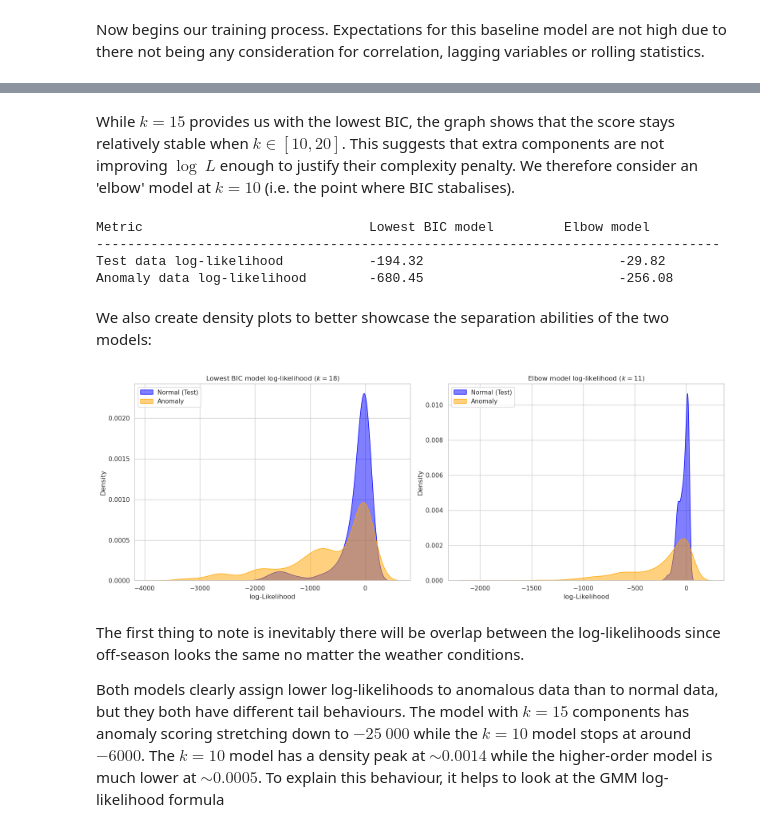
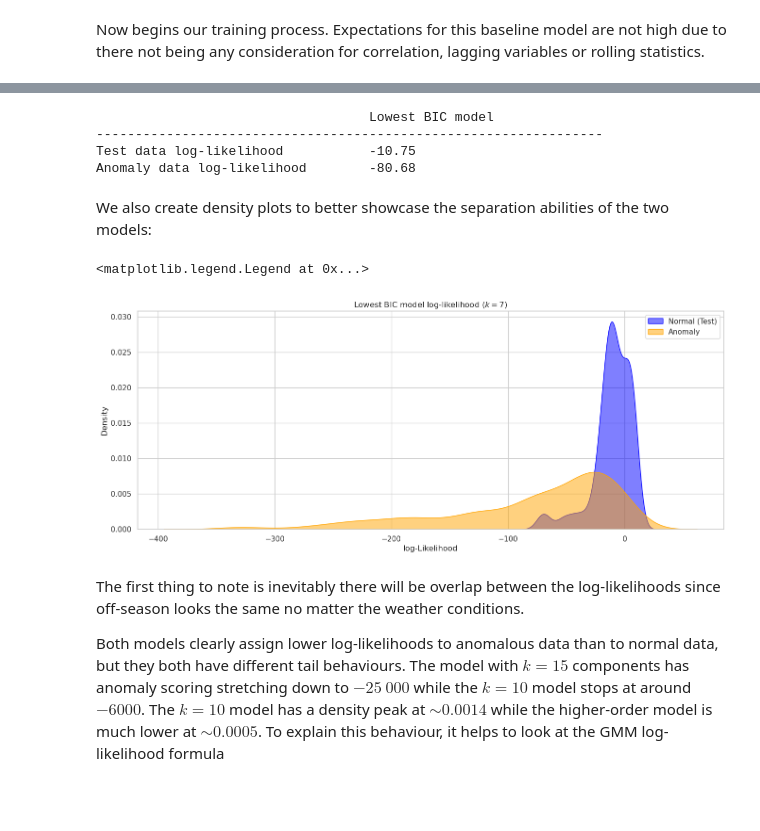
Before and after one commit to asembreek/fieldlens, a Jupyter notebook: notebooks/4. Gaussian Mixture Model.ipynb, the cells around one changed output, grey strips where cells are left out. Cells and saved outputs as stored; diff of their text form; code cells hidden in the pictures; blank space fills up the shorter version.

```diff
--- a/notebooks/4. Gaussian Mixture Model.ipynb
+++ b/notebooks/4. Gaussian Mixture Model.ipynb
@@ -197,11 +229,11 @@ eng_features = [
 non_spectral_features = [
     'Timestamp',
     'temperature_2m',
-    'temperature_2m_min',
-    'temperature_2m_max',
-    'surface_solar_radiation_downwards_sum',
+    #'temperature_2m_min',
+    #'temperature_2m_max',
+    #'surface_solar_radiation_downwards_sum',
     'precipitation',
-    #'volumetric_soil_water_layer_3',
+    'volumetric_soil_water_layer_3',
     #'volumetric_soil_water_layer_4',
     'soil_temperature_level_4'
 ]
@@ -215,6 +247,8 @@ X_non_spectral_norm = pd.merge(X_part2, X_part1, on="Timestamp")
 X_norm = norm_interpolated_df.merge(X_non_spectral_norm, on="Timestamp", how="left")
 X_norm['doy_sin'] = np.sin(2 * np.pi * X_norm['shifted_doy'] / 365.25)
 X_norm['doy_cos'] = np.cos(2 * np.pi * X_norm['shifted_doy'] / 365.25)
+X_norm["Ag_year"] = X_norm["Ag_year"].astype('int32')
+X_norm = X_norm[X_norm["Ag_year"] != 2017]
 
 X_norm.head()
 # %% [output]
@@ -235,6 +269,8 @@ X_ns_anom = pd.merge(X_part2, X_part1, on="Timestamp")
 X_anom = anom_interpolated_df.merge(X_ns_anom, on="Timestamp", how="left")
 X_anom['doy_sin'] = np.sin(2 * np.pi * X_anom['shifted_doy'] / 365.25)
 X_anom['doy_cos'] = np.cos(2 * np.pi * X_anom['shifted_doy'] / 365.25)
+X_anom["Ag_year"] = X_anom["Ag_year"].astype('int32')
+X_anom = X_anom[X_anom["Ag_year"] != 2017]
 
-X_anom.tail()
+X_anom.head()
 # %% [output]
@@ -291,6 +314,5 @@ X_train.shape
 # %%
-
-covariance_types = ['full', 'tied', 'diag']
+covariance_types = ['full']
 components = range(1, 50)
 bics = np.zeros(shape=(len(covariance_types), len(components)))
 
@@ -302,7 +324,7 @@ best_model = None
 
 for i, cov in enumerate(covariance_types):
     for j, k in enumerate(components):
-        gmm = GaussianMixture(n_components=k, covariance_type=cov, random_state=42)
+        gmm = GaussianMixture(n_components=k, covariance_type=cov, random_state=42, n_init=10, reg_covar=1e-3)
         gmm.fit(X_train)
         bic = gmm.bic(X_train)
         bics[i, j] = bic
@@ -332,2 +353,0 @@ plt.show()
-# %% [markdown]
-While $k=15$ provides us with the lowest BIC, the graph shows that the score stays relatively stable when $k\in[10, 20]$. This suggests that extra components are not improving $\log \ L$ enough to justify their complexity penalty. We therefore consider an 'elbow' model at $k=10$ (i.e. the point where BIC stabalises).
@@ -350,37 +360,29 @@ elbow_anom_scores = elbow_model.score_samples(X_anom_df)
 # %%
 
 
-print(f"{'Metric':<35}{'Lowest BIC model':<25}{'Elbow model'}")
-print("-" * 80)
+print(f"{'':<35}{'Lowest BIC model':<25}")
+print("-" * 65)
 
-print(f"{'Test data log-likelihood':<35}{bic_test_score:.2f}{'':<25}{elbow_test_score:.2f}")
-print(f"{'Anomaly data log-likelihood':<35}{bic_anom_score:.2f}{'':<25}{elbow_anom_score:.2f}")
+print(f"{'Test data log-likelihood':<35}{bic_test_score:.2f}")
+print(f"{'Anomaly data log-likelihood':<35}{bic_anom_score:.2f}")
 # %% [output]
-Metric                             Lowest BIC model         Elbow model
---------------------------------------------------------------------------------
-Test data log-likelihood           -194.32                         -29.82
-Anomaly data log-likelihood        -680.45                         -256.08
+                                   Lowest BIC model
+-----------------------------------------------------------------
+Test data log-likelihood           -10.75
+Anomaly data log-likelihood        -80.68
 # %% [markdown]
 We also create density plots to better showcase the separation abilities of the two models:
 # %%
-fig, ax = plt.subplots(ncols=2, figsize=(16, 6), sharey=False)
-ax[0].set_title(f"Lowest BIC model log-likelihood ($k={min_bic_k}$)")
-sns.kdeplot(bic_test_scores, label="Normal (Test)", fill=True, color="blue", alpha=0.5, ax=ax[0])
-sns.kdeplot(bic_anom_scores, label="Anomaly", fill=True, color="orange", alpha=0.5, ax=ax[0])
-ax[0].set_ylabel("Density")
-ax[0].set_xlabel("log-Likelihood")
-ax[0].legend()
-
-ax[1].set_title(f"Elbow model log-likelihood ($k={elbow_k}$)")
-sns.kdeplot(elbow_test_scores, label="Normal (Test)", fill=True, color="blue", alpha=0.5, ax=ax[1])
-sns.kdeplot(elbow_anom_scores, label="Anomaly", fill=True, color="orange", alpha=0.5, ax=ax[1])
-ax[1].set_ylabel("Density")
-ax[1].set_xlabel("log-Likelihood")
-ax[1].legend()
-plt.tight_layout()
-plt.show()
+fig, ax = plt.subplots(figsize=(16, 6), sharey=False)
+ax.set_title(f"Lowest BIC model log-likelihood ($k={min_bic_k}$)")
+sns.kdeplot(bic_test_scores, label="Normal (Test)", fill=True, color="blue", alpha=0.5, ax=ax)
+sns.kdeplot(bic_anom_scores, label="Anomaly", fill=True, color="orange", alpha=0.5, ax=ax)
+ax.set_ylabel("Density")
+ax.set_xlabel("log-Likelihood")
+ax.legend()
 # %% [output]
+<matplotlib.legend.Legend at 0x...>
-[figure, old version]
+[figure, new version]
 # %% [markdown]
 The first thing to note is inevitably there will be overlap between the log-likelihoods since off-season looks the same no matter the weather conditions.
 
```
Also changed, not shown: parts of 23 cells of this notebook.
